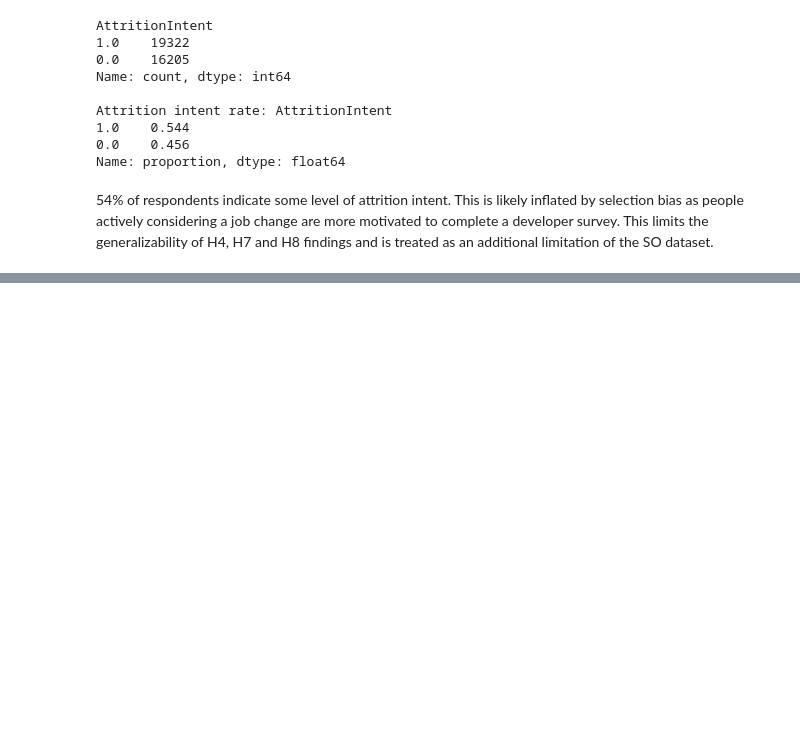
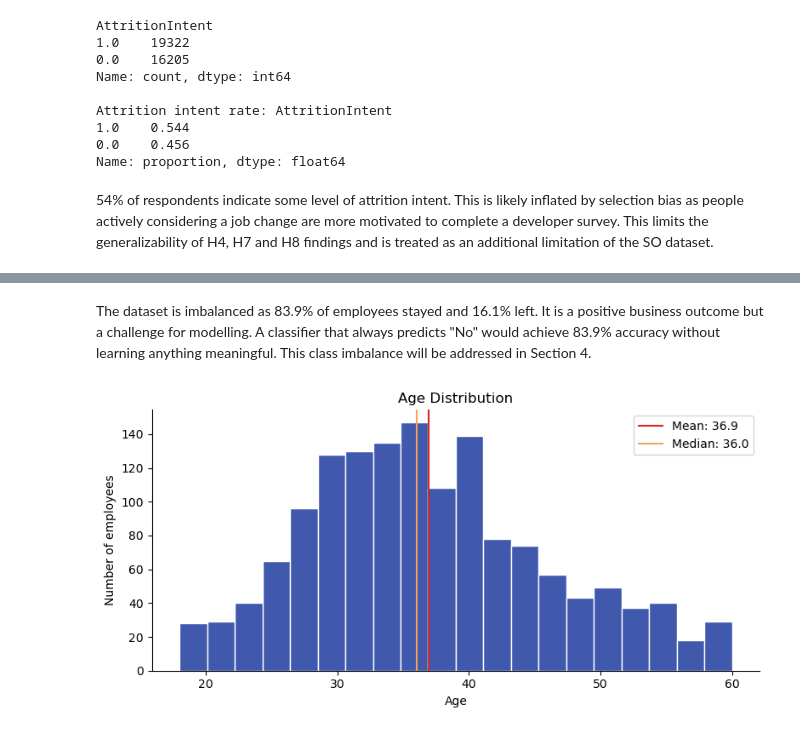
Before and after one commit to amanova1/why-employees-leave, a Jupyter notebook: why_employees_leave.ipynb, the cells around one changed output, grey strips where cells are left out. Saved outputs shown, nothing was run; the diff lists cells and outputs as text; code cells hidden in the pictures; blank space fills up the shorter version.

```diff
--- a/why_employees_leave.ipynb
+++ b/why_employees_leave.ipynb
@@ -343,0 +386,19 @@ Name: proportion, dtype: float64
+# %% [markdown]
+The dataset is imbalanced as 83.9% of employees stayed and 16.1% left. It is a positive business outcome but a challenge for modelling. A classifier that always predicts "No" would achieve 83.9% accuracy without learning anything meaningful. This class imbalance will be addressed in Section 4.
+# %%
+fig, ax = plt.subplots(figsize=(8, 4))
+
+ax.hist(hr_data['Age'], bins=20, color='#4059AD', edgecolor='white')
+ax.axvline(hr_data['Age'].mean(), color='#D62828', linestyle='-', label=f"Mean: {hr_data['Age'].mean():.1f}")
+ax.axvline(hr_data['Age'].median(), color='#F2A65A', linestyle='-', label=f"Median: {hr_data['Age'].median():.1f}")
+ax.set_title('Age Distribution')
+ax.set_xlabel('Age')
+ax.set_ylabel('Number of employees')
+ax.spines['top'].set_visible(False)
+ax.spines['right'].set_visible(False)
+ax.legend()
+
+plt.tight_layout()
+plt.show()
+# %% [output]
+[figure, added]
```
Also changed, not shown: parts of 10 cells of this notebook.
